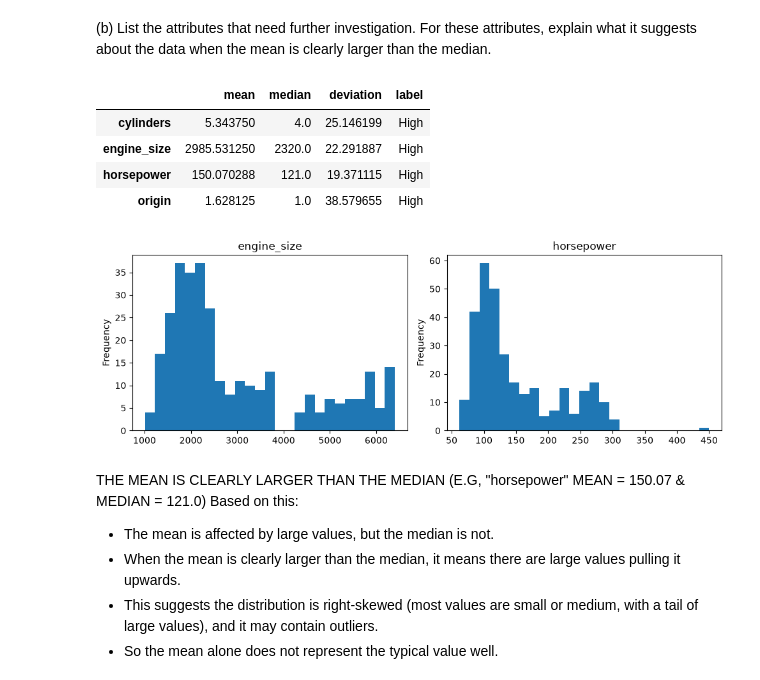
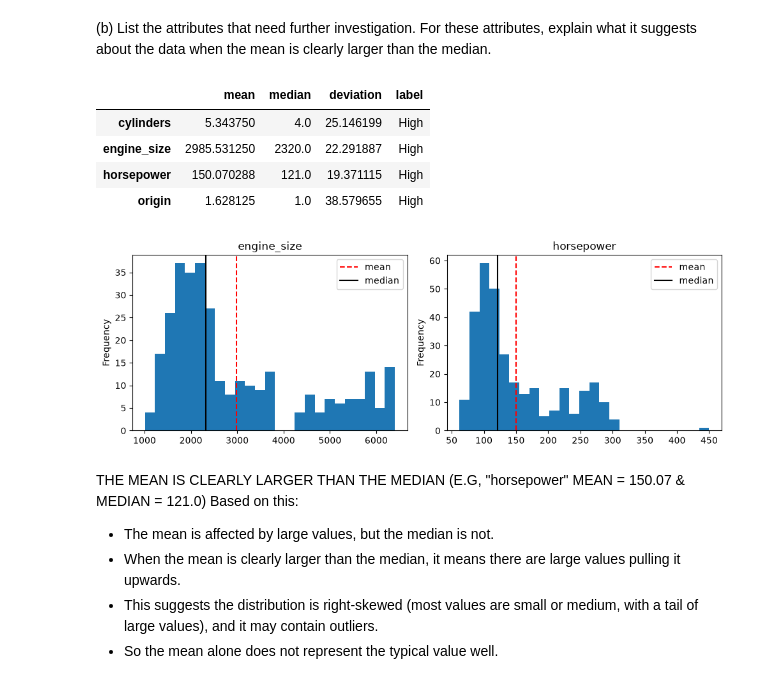
Before and after one commit to 20240406-crypto/Ass_LFD, a Jupyter notebook: LFD_Assignment1/ass.ipynb, the cells around one changed output. Saved outputs shown, nothing was run; the diff lists cells and outputs as text; code cells hidden in the pictures.

```diff
--- a/LFD_Assignment1/ass.ipynb
+++ b/LFD_Assignment1/ass.ipynb
@@ -116,18 +116,27 @@ suggests about the data when the mean is clearly larger than the median.
 # %%
 display(summary[summary["label"] == "High"])
 
 fig, ax = plt.subplots(1, 2, figsize=(10, 3.5))
-df["engine_size"].plot.hist(bins=25, ax=ax[0], title="engine_size")
-df["horsepower"].plot.hist(bins=25, ax=ax[1], title="horsepower")
+
+df["engine_size"].plot.hist(bins=25, ax=ax[0], title="engine_size", label = "_nolegend_")
+ax[0].axvline(df["engine_size"].mean(), color="red", linestyle="--", label="mean")
+ax[0].axvline(df["engine_size"].median(), color="black", linestyle="-", label="median")
+ax[0].legend()
+
+df["horsepower"].plot.hist(bins=25, ax=ax[1], title="horsepower", label = "_nolegend_")
+ax[1].axvline(df["horsepower"].mean(), color="red", linestyle="--", label="mean")
+ax[1].axvline(df["horsepower"].median(), color="black", linestyle="-", label="median")
+ax[1].legend()
+
 plt.tight_layout()
 plt.show()
 # %% [output]
 |  | mean | median | deviation | label |
 | cylinders | 5.343750 | 4.0 | 25.146199 | High |
 | engine_size | 2985.531250 | 2320.0 | 22.291887 | High |
 | horsepower | 150.070288 | 121.0 | 19.371115 | High |
 | origin | 1.628125 | 1.0 | 38.579655 | High |
-[figure, old version]
+[figure, new version]
 # %% [markdown]
 THE MEAN IS CLEARLY LARGER THAN THE MEDIAN (E.G, "horsepower" MEAN = 150.07 & MEDIAN = 121.0)
 Based on this:
```
